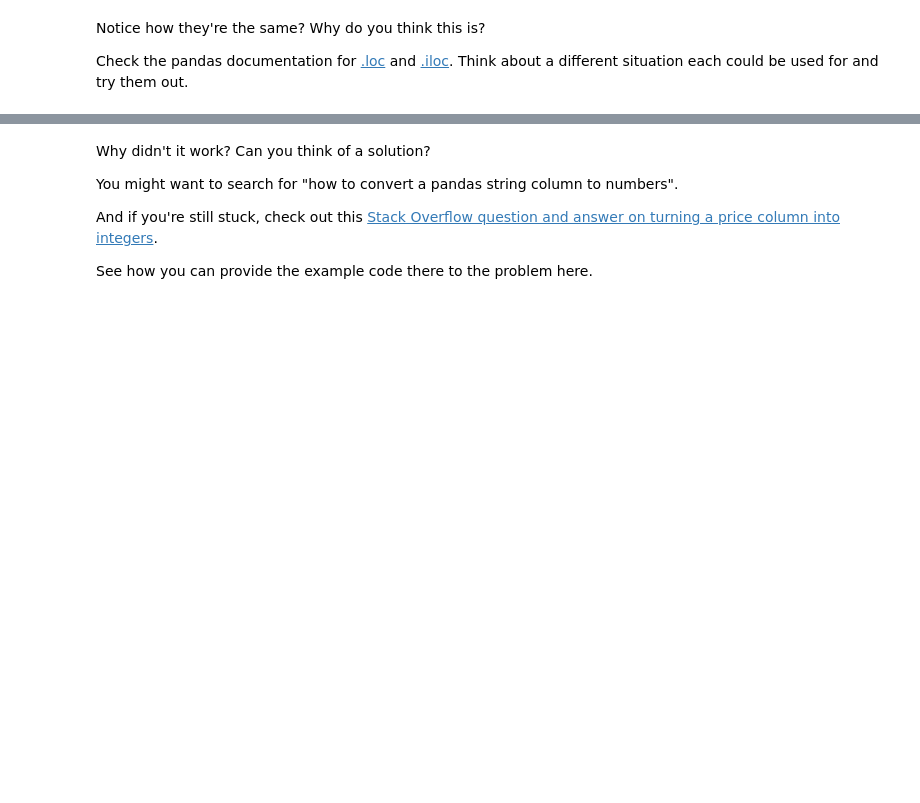
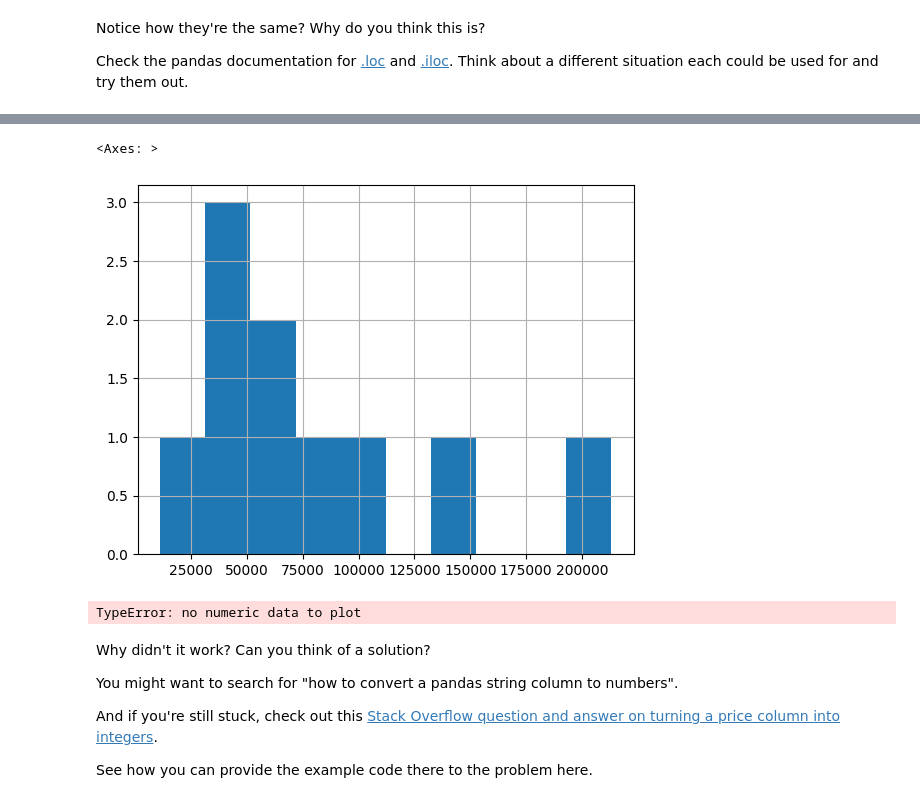
Before and after one commit to faouziha/MLex1_pandas, a Jupyter notebook: section-2-data-science-and-ml-tools/pandas-exercises.ipynb, the cells around one changed output, grey strips where cells are left out. Cells and saved outputs as stored; diff of their text form; code cells hidden in the pictures; blank space fills up the shorter version.

```diff
--- a/section-2-data-science-and-ml-tools/pandas-exercises.ipynb
+++ b/section-2-data-science-and-ml-tools/pandas-exercises.ipynb
@@ -146,7 +245,14 @@ Check the pandas documentation for [.loc](https://pandas.pydata.org/pandas-docs/
 # %%
 # Create a histogram of the Odometer column using hist()
+cars_sales["Odometer (KM)"].hist()
+# %% [output]
+<Axes: >
+[figure, added]
 # %%
 # Try to plot the Price column using plot()
+cars_sales["Price"].plot()
+# %% [output]
+TypeError: no numeric data to plot
 # %% [markdown]
 Why didn't it work? Can you think of a solution?
 
```
Also changed, not shown: parts of 16 cells of this notebook.
